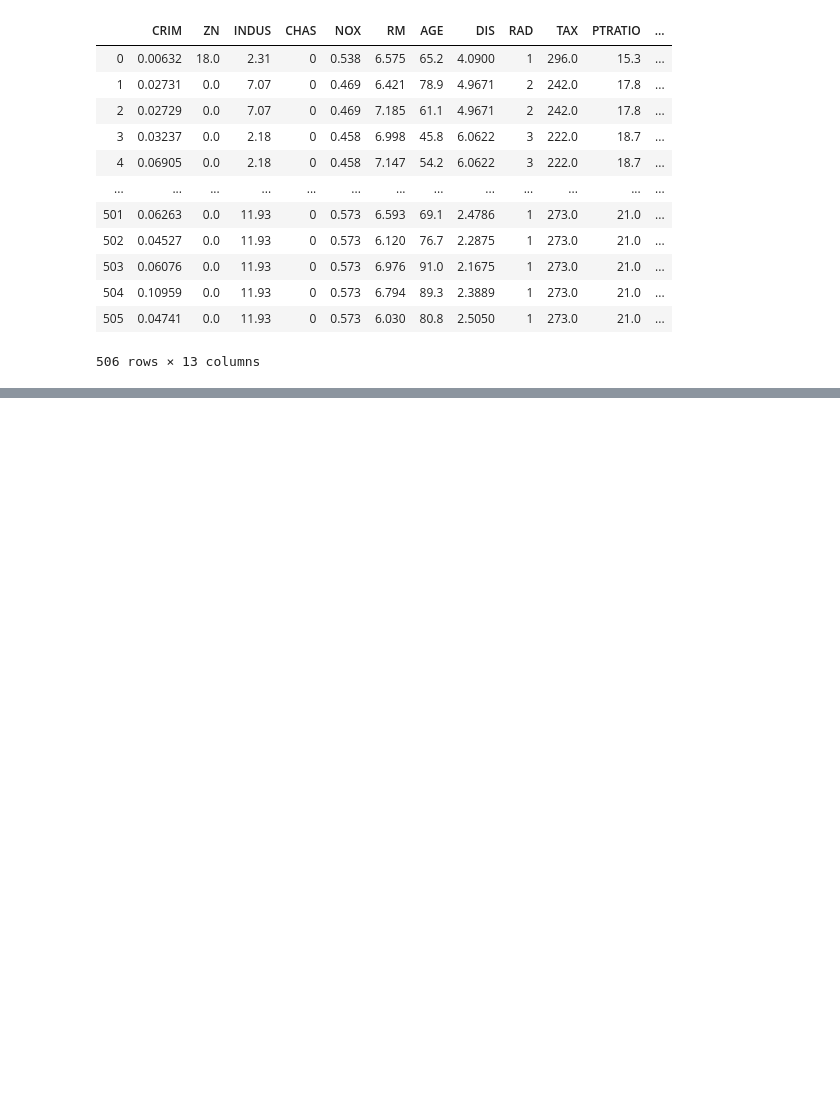
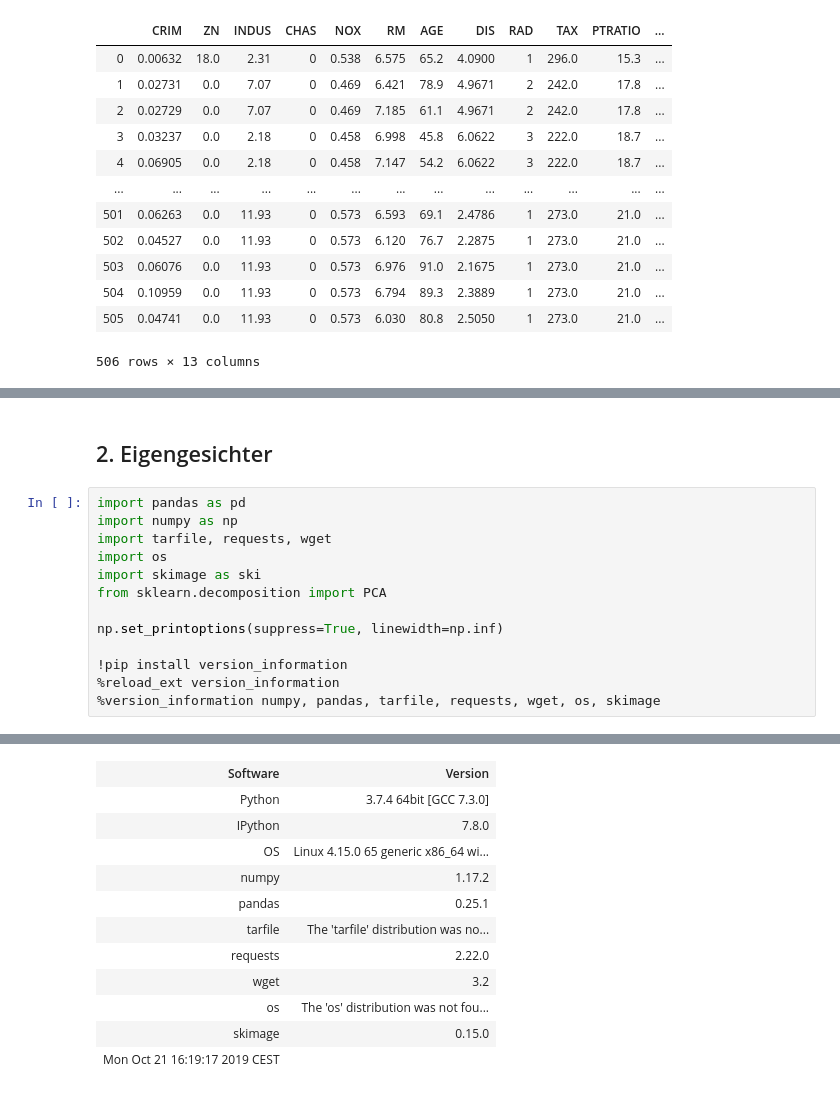
Before and after one commit to hekrause/htwg_mldl, a Jupyter notebook: Uebungen/Uebung02/Notebooks/work.ipynb, the cells around one changed output, grey strips where cells are left out. Cells and saved outputs as stored; diff of their text form; blank space fills up the shorter version.

```diff
--- a/Uebungen/Uebung02/Notebooks/work.ipynb
+++ b/Uebungen/Uebung02/Notebooks/work.ipynb
@@ -79,0 +178,16 @@ Hauptkomponenten_qi.std(axis=1), (D / (n - 1))
+# %% [markdown]
+## 2. Eigengesichter
+# %%
+import pandas as pd
+import numpy as np
+import tarfile, requests, wget
+import os
+import skimage as ski
+from sklearn.decomposition import PCA
+
+np.set_printoptions(suppress=True, linewidth=np.inf)
+
+!pip install version_information
+%reload_ext version_information
+%version_information numpy, pandas, tarfile, requests, wget, os, skimage
+# %% [output]
@@ -79,0 +195,12 @@ Hauptkomponenten_qi.std(axis=1), (D / (n - 1))
+| Software | Version |
+| Python | 3.7.4 64bit [GCC 7.3.0] |
+| IPython | 7.8.0 |
+| OS | Linux 4.15.0 65 generic x86_64 wi... |
+| numpy | 1.17.2 |
+| pandas | 0.25.1 |
+| tarfile | The 'tarfile' distribution was no... |
+| requests | 2.22.0 |
+| wget | 3.2 |
+| os | The 'os' distribution was not fou... |
+| skimage | 0.15.0 |
+| Mon Oct 21 16:19:17 2019 CEST |  |
```
Also changed, not shown: parts of 14 cells of this notebook, 1 other file.
